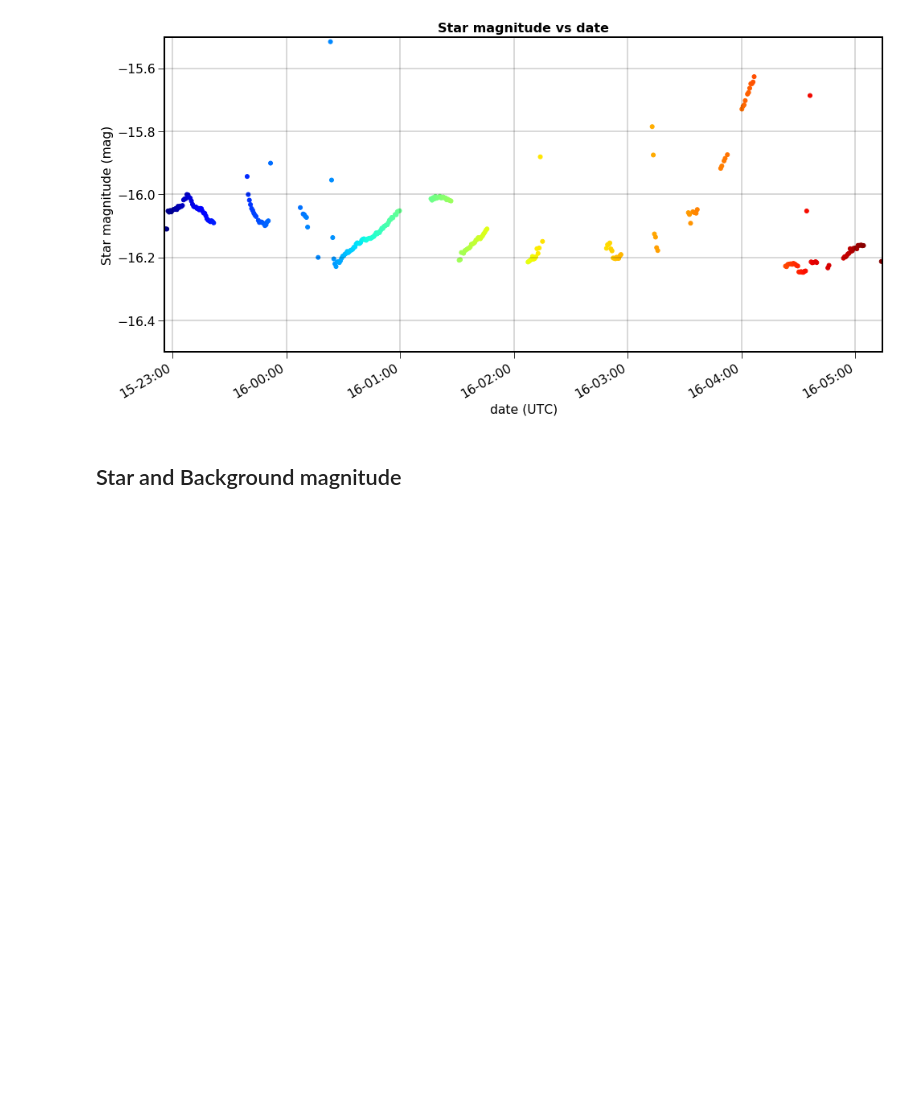
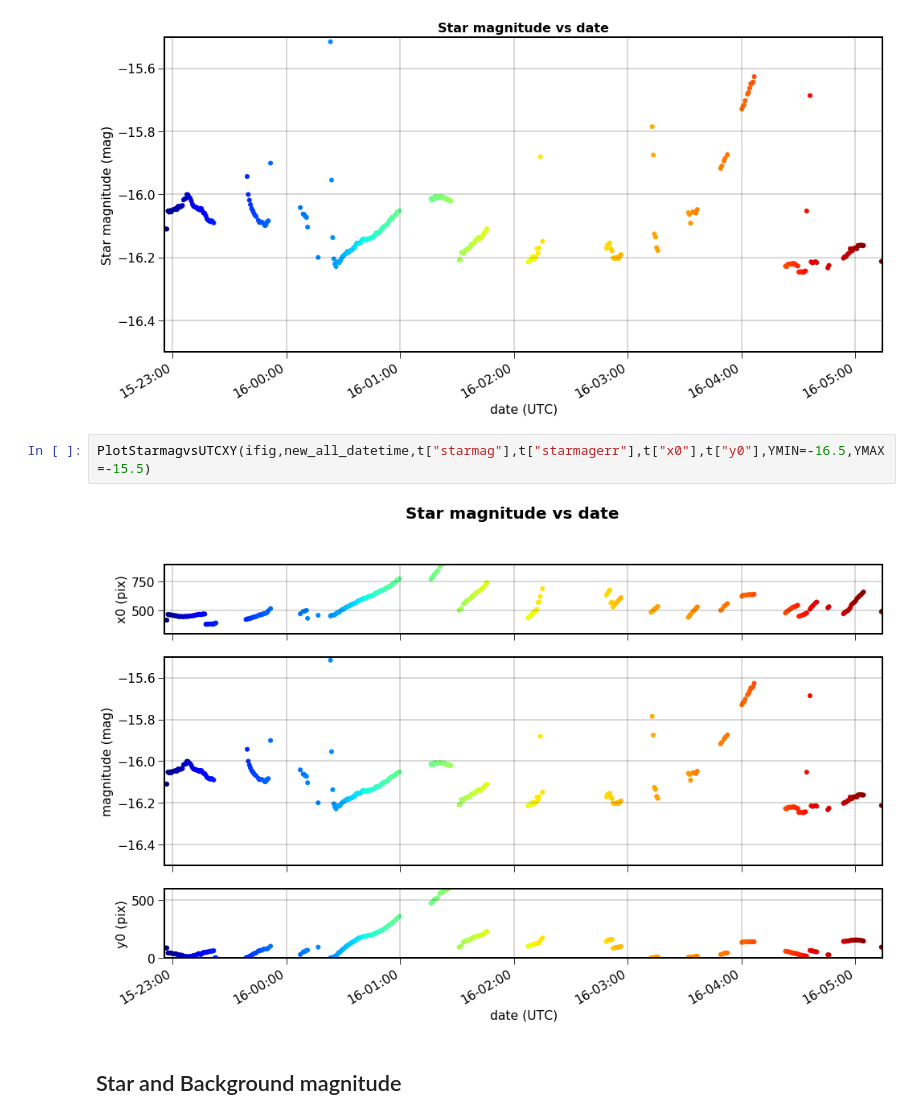
Before and after one commit to sylvielsstfr/SpectractorAnaAtm19, a Jupyter notebook: ana_20190215_HD116405_Filtre_None/AnaStarPhotometryFactory.ipynb, the cells around one changed output. Drawn from its saved outputs; the diff is of its cells as text; blank space fills up the shorter version.

```diff
--- a/ana_20190215_HD116405_Filtre_None/AnaStarPhotometryFactory.ipynb
+++ b/ana_20190215_HD116405_Filtre_None/AnaStarPhotometryFactory.ipynb
@@ -314,6 +371,10 @@ plt.grid()
 PlotStarmagvsUTC(ifig,new_all_datetime,t["starmag"],t["starmagerr"],YMIN=-16.5,YMAX=-15.5)
 # %% [output]
 [figure]
+# %%
+PlotStarmagvsUTCXY(ifig,new_all_datetime,t["starmag"],t["starmagerr"],t["x0"],t["y0"],YMIN=-16.5,YMAX=-15.5)
+# %% [output]
+[figure, added]
 # %% [markdown]
 ## Star and Background magnitude
 # %%
```
Also changed, not shown: parts of 3 cells of this notebook, 2 other files.
